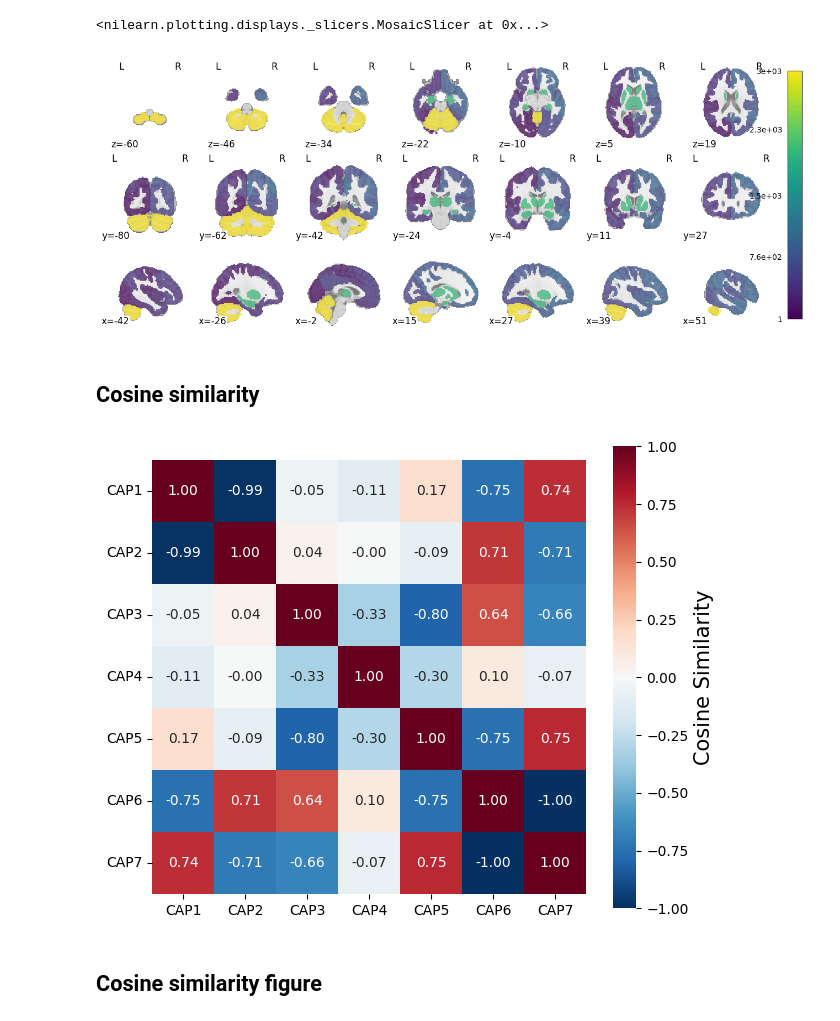
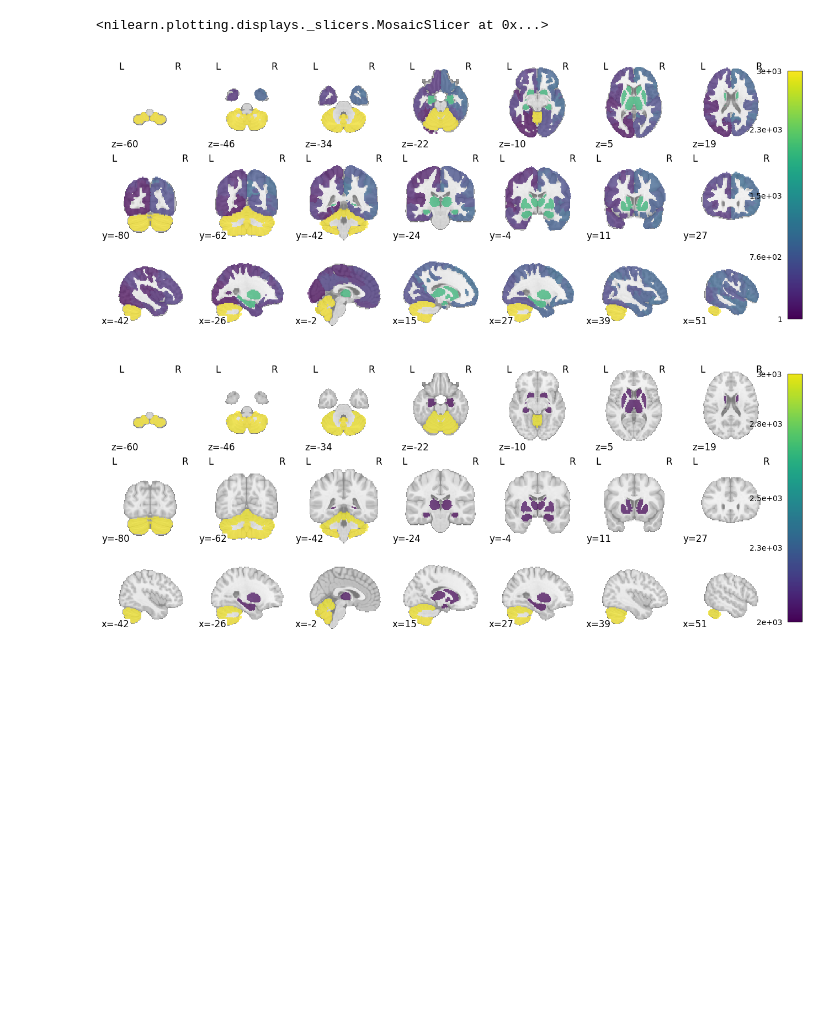
Before and after one commit to SOC-PAB-Lab/tDCS-CAPs-dynamics, a Jupyter notebook: caps_analysis/06_prepare_caps_radar_data.ipynb, the cells around one changed output. Cells and saved outputs as stored; diff of their text form; code cells hidden in the pictures; blank space fills up the shorter version.

Commit message:
reorganise notebooks and update results structure

```diff
--- a/caps_analysis/06_plot_caps_cosine_similarity.ipynb
+++ b/caps_analysis/06_prepare_caps_radar_data.ipynb
@@ -17,10 +38,28 @@ runs_str = "run-ON"
 # %%
 atlas_dir = os.environ['ATLAS_DIR']
+
 atlas_filename = os.path.join(atlas_dir, "atlas_combined_tpl-MNI152NLin2009cAsym_res-02_T1w.nii.gz")
+
+subcortical_atlas_filename = os.path.join(atlas_dir, "atlas_subcortical.nii.gz")
+
 atlas_masker = NiftiLabelsMasker(labels_img=atlas_filename, mask_img=None, standardize=False, standardize_confounds=True, memory="nilearn_cache", verbose=0)
+
 atlas_masker.fit()
 
-plotting.plot_roi(atlas_filename, display_mode="mosaic", cmap="viridis",)
+atlas_labels = nib.load(atlas_masker.labels_img).get_fdata()
+
+sub_cortical_labels = np.where(atlas_labels > 1000, atlas_labels, 0)
+
+sub_cortical_mask = nib.Nifti1Image(sub_cortical_labels, affine=atlas_masker.labels_img_.affine)
+
+nib.save(sub_cortical_mask, subcortical_atlas_filename)
+
+sub_cortical_atlas = NiftiLabelsMasker(labels_img=subcortical_atlas_filename, mask_img=None,  standardize=False, standardize_confounds=True, memory="nilearn_cache", verbose=0)
+
+plotting.plot_roi(atlas_filename, display_mode="mosaic", cmap="viridis", colorbar=True)
+
+plotting.plot_roi(subcortical_atlas_filename, display_mode="mosaic", cmap="viridis", colorbar=True)
 # %% [output]
 <nilearn.plotting.displays._slicers.MosaicSlicer at 0x...>
 [figure]
+[figure, added]
@@ -43,24 +65,0 @@ cap_data_masked = atlas_masker.transform(cap_img)  # Will be (n_caps, n_voxels)
-# %% [markdown]
-## Cosine similarity
-# %%
-from sklearn.metrics.pairwise import cosine_similarity
-import matplotlib.cm as cm
-
-corr_mat = cosine_similarity(cap_data_masked)
-
-fig, ax = plt.subplots(figsize=(7, 6))
-
-heatmap = sns.heatmap(corr_mat, cmap="RdBu_r", vmax=1, vmin=-1, center=0,
-                square=True, annot=True, fmt=".2f", ax=ax)
-cbar = heatmap.collections[0].colorbar
-cbar.set_label("Cosine Similarity", rotation=90, fontsize=15)
-
-ax.set_xticklabels(CAP_LIST, rotation=0)
-ax.set_yticklabels(CAP_LIST, rotation=0)
-#ax.set_title("Cosine Similarity Matrix")
-plt.savefig(os.path.join(results_fig_dir, f"cosine_corr_mat_nclust-{k}_with_labels"), dpi=500, bbox_inches='tight')
-plt.show()
-# %% [output]
-[figure, removed]
-# %% [markdown]
-## Cosine similarity figure
```
Also changed, not shown: parts of 17 cells of this notebook, 7 other files.
